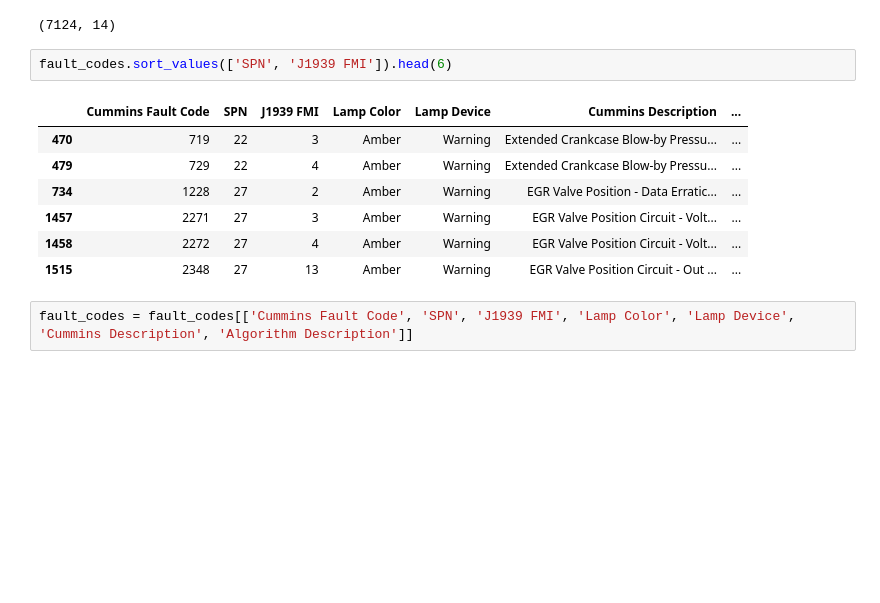
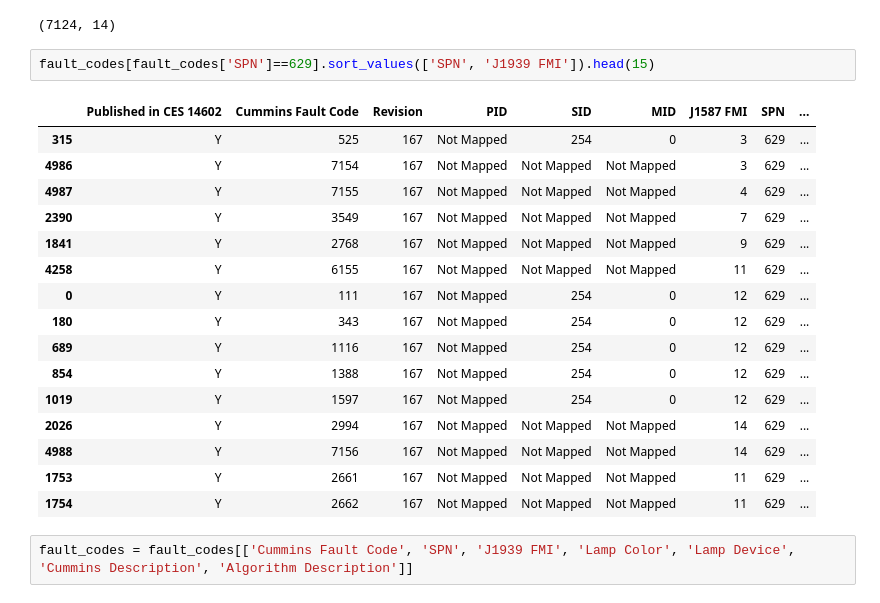
Before and after one commit to jrioross/big_g_express, a Jupyter notebook: notebooks/bg_00_initial_explorations.ipynb, the cells around one changed output. Drawn from its saved outputs; the diff is of its cells as text; blank space fills up the shorter version.

```diff
--- a/notebooks/bg_00_initial_explorations.ipynb
+++ b/notebooks/bg_00_initial_explorations.ipynb
@@ -109,14 +109,23 @@ fault_codes.shape
 # %% [output]
 (7124, 14)
 # %%
-fault_codes.sort_values(['SPN', 'J1939 FMI']).head(6)
+fault_codes[fault_codes['SPN']==629].sort_values(['SPN', 'J1939 FMI']).head(15)
 # %% [output]
-|  | Cummins Fault Code | SPN | J1939 FMI | Lamp Color | Lamp Device | Cummins Description | ... |
-| 470 | 719 | 22 | 3 | Amber | Warning | Extended Crankcase Blow-by Pressu... | ... |
-| 479 | 729 | 22 | 4 | Amber | Warning | Extended Crankcase Blow-by Pressu... | ... |
-| 734 | 1228 | 27 | 2 | Amber | Warning | EGR Valve Position - Data Erratic... | ... |
-| 1457 | 2271 | 27 | 3 | Amber | Warning | EGR Valve Position Circuit - Volt... | ... |
-| 1458 | 2272 | 27 | 4 | Amber | Warning | EGR Valve Position Circuit - Volt... | ... |
-| 1515 | 2348 | 27 | 13 | Amber | Warning | EGR Valve Position Circuit - Out ... | ... |
+|  | Published in CES 14602 | Cummins Fault Code | Revision | PID | SID | MID | J1587 FMI | SPN | ... |
+| 315 | Y | 525 | 167 | Not Mapped | 254 | 0 | 3 | 629 | ... |
+| 4986 | Y | 7154 | 167 | Not Mapped | Not Mapped | Not Mapped | 3 | 629 | ... |
+| 4987 | Y | 7155 | 167 | Not Mapped | Not Mapped | Not Mapped | 4 | 629 | ... |
+| 2390 | Y | 3549 | 167 | Not Mapped | Not Mapped | Not Mapped | 7 | 629 | ... |
+| 1841 | Y | 2768 | 167 | Not Mapped | Not Mapped | Not Mapped | 9 | 629 | ... |
+| 4258 | Y | 6155 | 167 | Not Mapped | Not Mapped | Not Mapped | 11 | 629 | ... |
+| 0 | Y | 111 | 167 | Not Mapped | 254 | 0 | 12 | 629 | ... |
+| 180 | Y | 343 | 167 | Not Mapped | 254 | 0 | 12 | 629 | ... |
+| 689 | Y | 1116 | 167 | Not Mapped | 254 | 0 | 12 | 629 | ... |
+| 854 | Y | 1388 | 167 | Not Mapped | 254 | 0 | 12 | 629 | ... |
+| 1019 | Y | 1597 | 167 | Not Mapped | 254 | 0 | 12 | 629 | ... |
+| 2026 | Y | 2994 | 167 | Not Mapped | Not Mapped | Not Mapped | 14 | 629 | ... |
+| 4988 | Y | 7156 | 167 | Not Mapped | Not Mapped | Not Mapped | 14 | 629 | ... |
+| 1753 | Y | 2661 | 167 | Not Mapped | Not Mapped | Not Mapped | 11 | 629 | ... |
+| 1754 | Y | 2662 | 167 | Not Mapped | Not Mapped | Not Mapped | 11 | 629 | ... |
 # %%
 fault_codes = fault_codes[['Cummins Fault Code', 'SPN', 'J1939 FMI', 'Lamp Color', 'Lamp Device', 'Cummins Description', 'Algorithm Description']]
```
Also changed, not shown: parts of 8 cells of this notebook, 1 other file.
